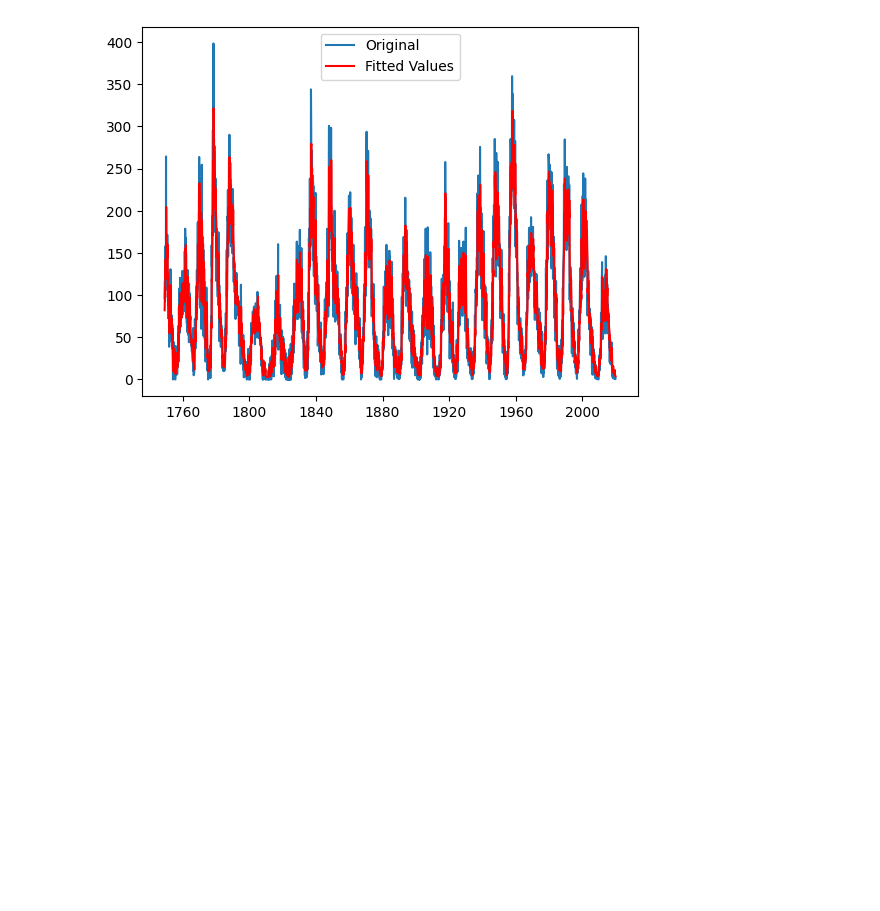
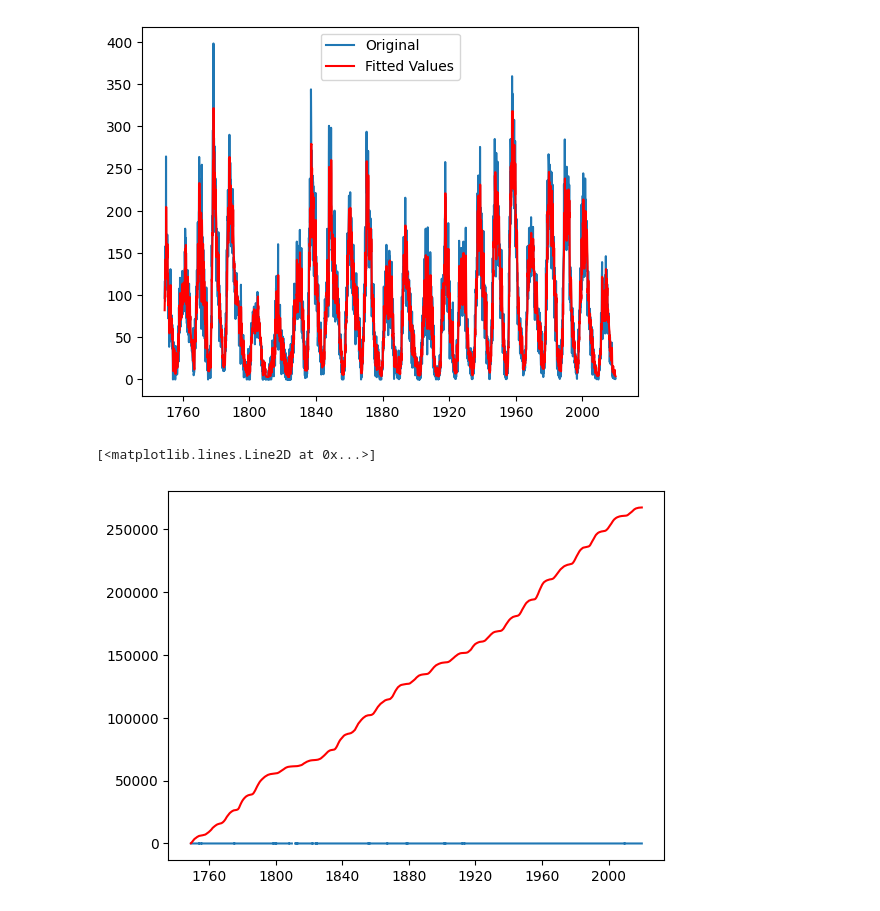
Before and after one commit to BlackBox-Ops/DS-Time-Series-Sunspot, a Jupyter notebook: notebooks/03_Time_Series _approach.ipynb, the cells around one changed output. Cells and saved outputs as stored; diff of their text form; code cells hidden in the pictures; blank space fills up the shorter version.

Commit message:
menambahkan baris kode program baru untuk menguji data yang sudah di transformasi dengan data asli serta melihat rangkuman dari hasil analisis arima

```diff
--- a/notebooks/03_Time_Series _approach.ipynb
+++ b/notebooks/03_Time_Series _approach.ipynb
@@ -245,3 +245,12 @@ Covariance Type:                                 opg
 Warnings:
 [1] Covariance matrix calculated using the outer product of gradients (complex-step).
 [figure]
+# %%
+predictions_arima_diff_cum_sum = fitted_values.cumsum()
+predictions_arima_log = pd.Series(ts.iloc[0], index=ts.index)
+predictions_arima_log = predictions_arima_log.add(predictions_arima_diff_cum_sum, fill_value=0)
+plt.plot(ts_log)
+plt.plot(predictions_arima_log, color='red') # fitting dengan data yang ditransformasi
+# %% [output]
+[<matplotlib.lines.Line2D at 0x...>]
+[figure, added]
```
Also changed, not shown: parts of 2 cells of this notebook.
